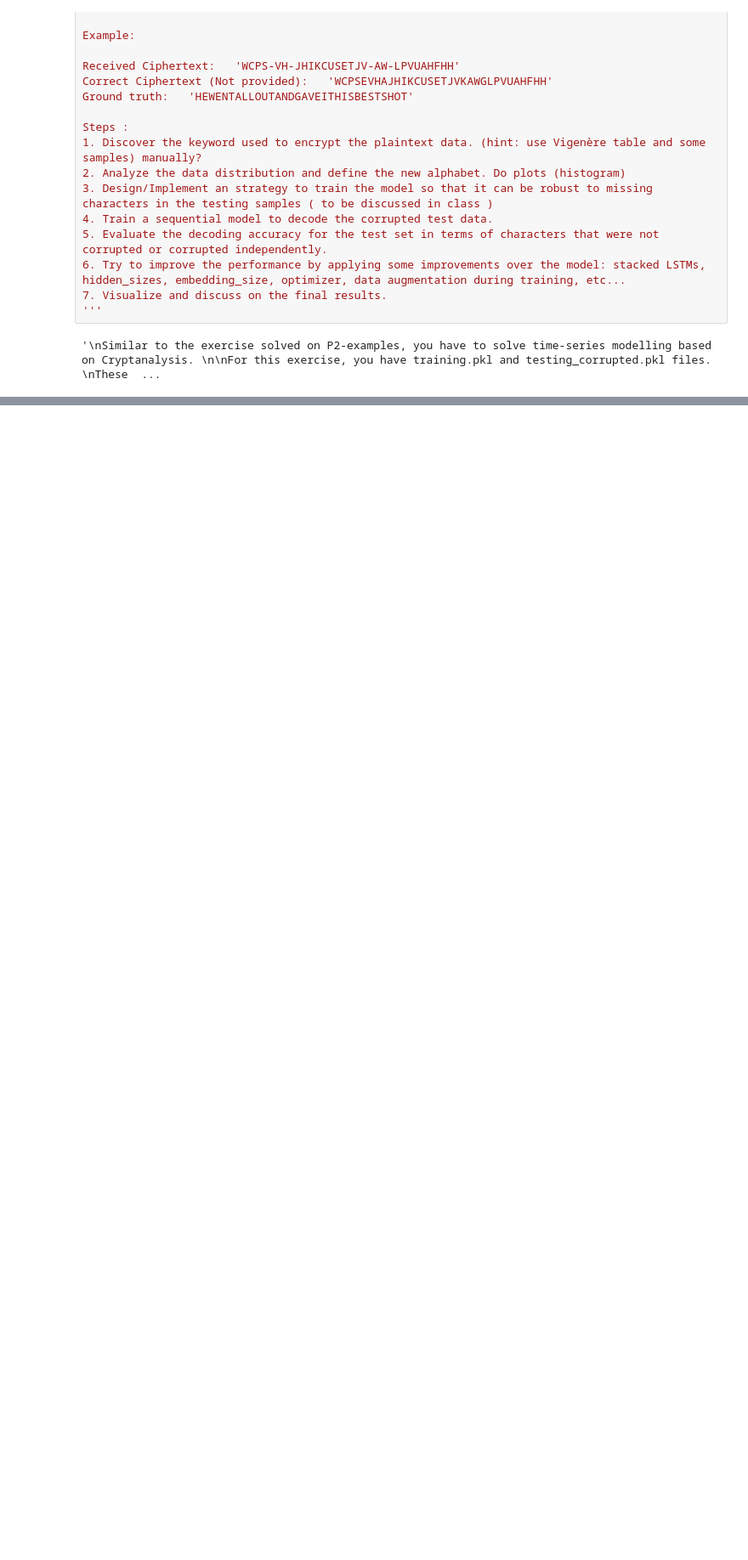
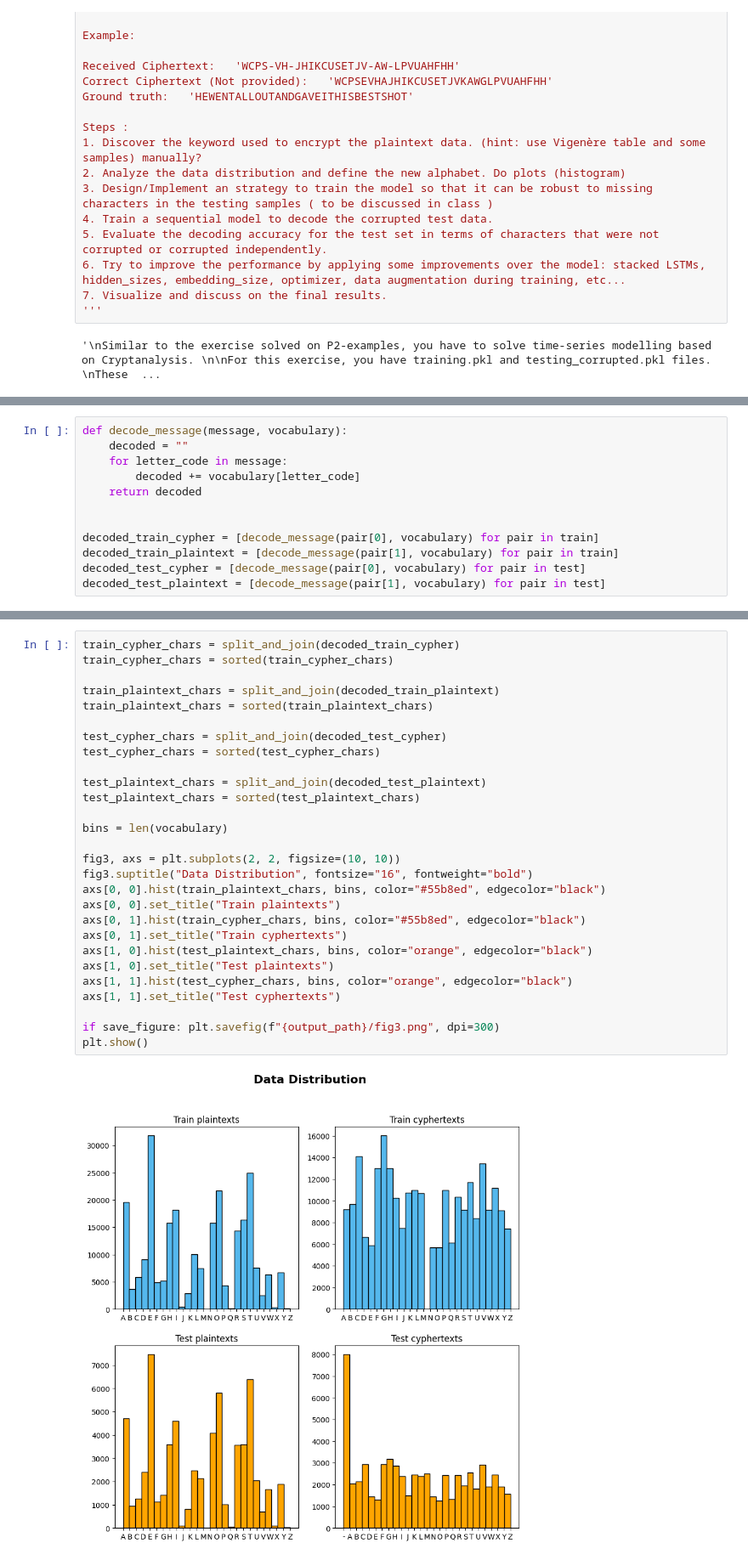
Before and after one commit to Alejandro-FA/UPF-Deep_Learning, a Jupyter notebook: P2/P2-Questions.ipynb, the cells around one changed output, grey strips where cells are left out. Shown at 85% size. Saved outputs shown, nothing was run; the diff lists cells and outputs as text; blank space fills up the shorter version.

```diff
--- a/P2/P2-Questions.ipynb
+++ b/P2/P2-Questions.ipynb
@@ -117,0 +318,12 @@ Test Message decrypted (must be used only for evaluation purposes): HEEXPLAINEDT
+# %%
+def decode_message(message, vocabulary):
+    decoded = ""
+    for letter_code in message:
+        decoded += vocabulary[letter_code]
+    return decoded
+
+
+decoded_train_cypher = [decode_message(pair[0], vocabulary) for pair in train]
+decoded_train_plaintext = [decode_message(pair[1], vocabulary) for pair in train]
+decoded_test_cypher = [decode_message(pair[0], vocabulary) for pair in test]
+decoded_test_plaintext = [decode_message(pair[1], vocabulary) for pair in test]
@@ -117,0 +386,30 @@ Test Message decrypted (must be used only for evaluation purposes): HEEXPLAINEDT
+# %%
+train_cypher_chars = split_and_join(decoded_train_cypher)
+train_cypher_chars = sorted(train_cypher_chars)
+
+train_plaintext_chars = split_and_join(decoded_train_plaintext)
+train_plaintext_chars = sorted(train_plaintext_chars)
+
+test_cypher_chars = split_and_join(decoded_test_cypher)
+test_cypher_chars = sorted(test_cypher_chars)
+
+test_plaintext_chars = split_and_join(decoded_test_plaintext)
+test_plaintext_chars = sorted(test_plaintext_chars)
+
+bins = len(vocabulary)
+
+fig3, axs = plt.subplots(2, 2, figsize=(10, 10))
+fig3.suptitle("Data Distribution", fontsize="16", fontweight="bold")
+axs[0, 0].hist(train_plaintext_chars, bins, color="#55b8ed", edgecolor="black")
+axs[0, 0].set_title("Train plaintexts")
+axs[0, 1].hist(train_cypher_chars, bins, color="#55b8ed", edgecolor="black")
+axs[0, 1].set_title("Train cyphertexts")
+axs[1, 0].hist(test_plaintext_chars, bins, color="orange", edgecolor="black")
+axs[1, 0].set_title("Test plaintexts")
+axs[1, 1].hist(test_cypher_chars, bins, color="orange", edgecolor="black")
+axs[1, 1].set_title("Test cyphertexts")
+
+if save_figure: plt.savefig(f"{output_path}/fig3.png", dpi=300)
+plt.show()
+# %% [output]
+[figure, added]
```
Also changed, not shown: parts of 39 cells of this notebook.
